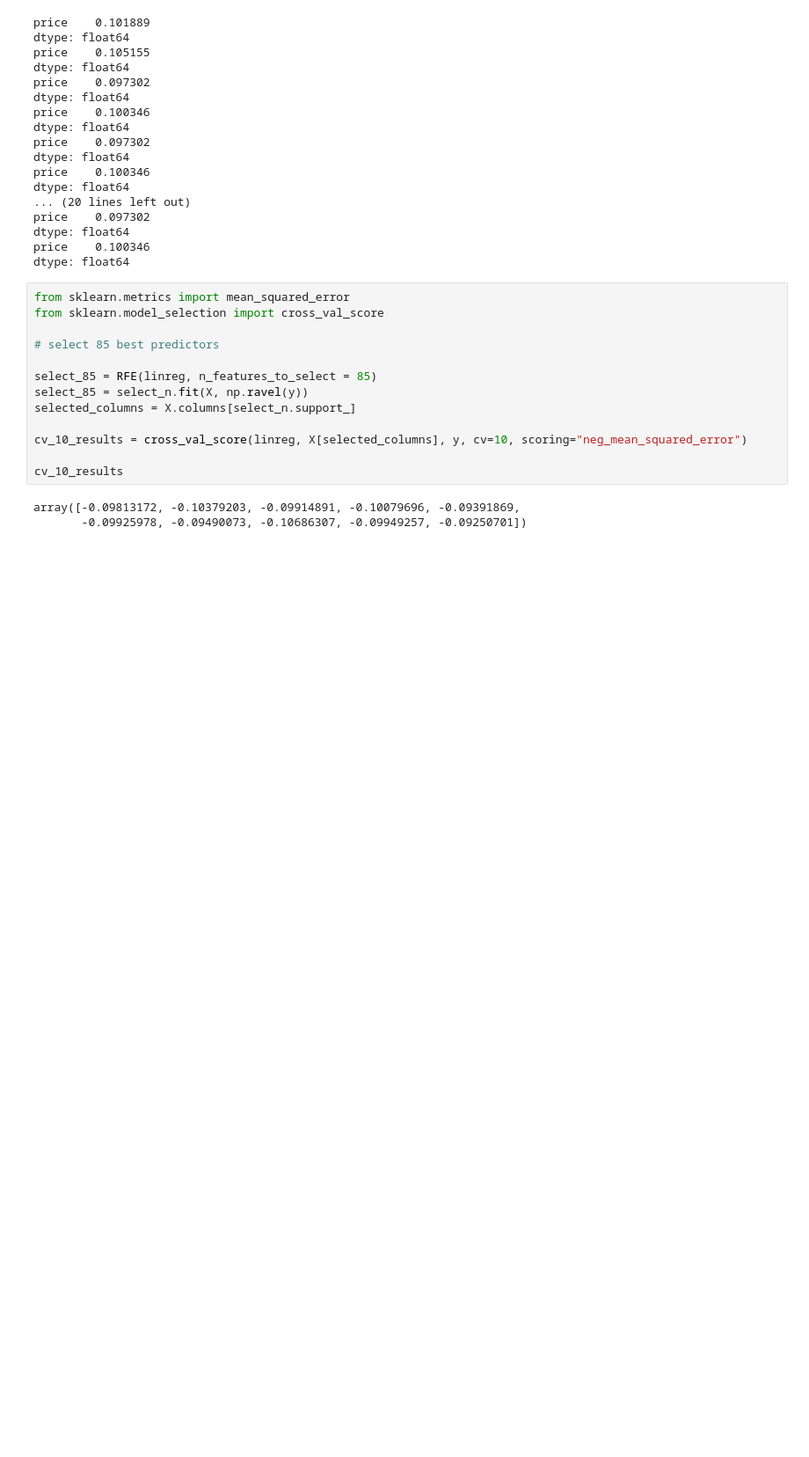
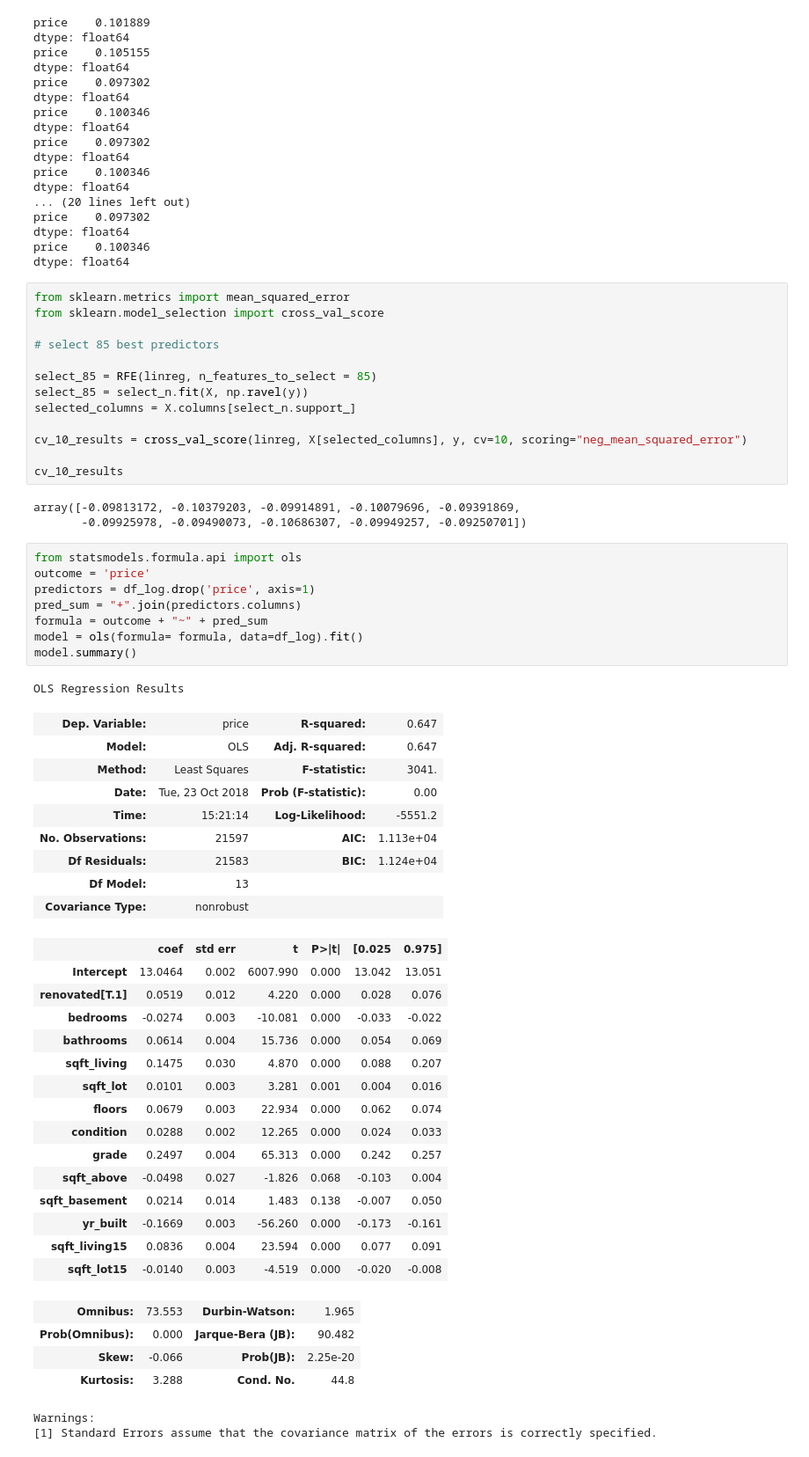
Before and after one commit to KanwalArora029/King-County-Sales-Analysis, a Jupyter notebook: student.ipynb, the cells around one changed output. Shown: that part at 88% size. Drawn from its saved outputs; the diff is of its cells as text; blank space fills up the shorter version.

Commit message:
work on creating model

```diff
--- a/student.ipynb
+++ b/student.ipynb
@@ -585,3 +585,43 @@ cv_10_results
 # %% [output]
 array([-0.09813172, -0.10379203, -0.09914891, -0.10079696, -0.09391869,
        -0.09925978, -0.09490073, -0.10686307, -0.09949257, -0.09250701])
+# %%
+from statsmodels.formula.api import ols
+outcome = 'price'
+predictors = df_log.drop('price', axis=1)
+pred_sum = "+".join(predictors.columns)
+formula = outcome + "~" + pred_sum
+model = ols(formula= formula, data=df_log).fit()
+model.summary()
+# %% [output]
+OLS Regression Results
+| Dep. Variable: | price | R-squared: | 0.647 |
+| Model: | OLS | Adj. R-squared: | 0.647 |
+| Method: | Least Squares | F-statistic: | 3041. |
+| Date: | Tue, 23 Oct 2018 | Prob (F-statistic): | 0.00 |
+| Time: | 15:21:14 | Log-Likelihood: | -5551.2 |
+| No. Observations: | 21597 | AIC: | 1.113e+04 |
+| Df Residuals: | 21583 | BIC: | 1.124e+04 |
+| Df Model: | 13 |  |  |
+| Covariance Type: | nonrobust |  |  |
+|  | coef | std err | t | P>|t| | [0.025 | 0.975] |
+| Intercept | 13.0464 | 0.002 | 6007.990 | 0.000 | 13.042 | 13.051 |
+| renovated[T.1] | 0.0519 | 0.012 | 4.220 | 0.000 | 0.028 | 0.076 |
+| bedrooms | -0.0274 | 0.003 | -10.081 | 0.000 | -0.033 | -0.022 |
+| bathrooms | 0.0614 | 0.004 | 15.736 | 0.000 | 0.054 | 0.069 |
+| sqft_living | 0.1475 | 0.030 | 4.870 | 0.000 | 0.088 | 0.207 |
+| sqft_lot | 0.0101 | 0.003 | 3.281 | 0.001 | 0.004 | 0.016 |
+| floors | 0.0679 | 0.003 | 22.934 | 0.000 | 0.062 | 0.074 |
+| condition | 0.0288 | 0.002 | 12.265 | 0.000 | 0.024 | 0.033 |
+| grade | 0.2497 | 0.004 | 65.313 | 0.000 | 0.242 | 0.257 |
+| sqft_above | -0.0498 | 0.027 | -1.826 | 0.068 | -0.103 | 0.004 |
+| sqft_basement | 0.0214 | 0.014 | 1.483 | 0.138 | -0.007 | 0.050 |
+| yr_built | -0.1669 | 0.003 | -56.260 | 0.000 | -0.173 | -0.161 |
+| sqft_living15 | 0.0836 | 0.004 | 23.594 | 0.000 | 0.077 | 0.091 |
+| sqft_lot15 | -0.0140 | 0.003 | -4.519 | 0.000 | -0.020 | -0.008 |
+| Omnibus: | 73.553 | Durbin-Watson: | 1.965 |
+| Prob(Omnibus): | 0.000 | Jarque-Bera (JB): | 90.482 |
+| Skew: | -0.066 | Prob(JB): | 2.25e-20 |
+| Kurtosis: | 3.288 | Cond. No. | 44.8 |
+Warnings:
+[1] Standard Errors assume that the covariance matrix of the errors is correctly specified.
```
Also changed, not shown: parts of 9 cells of this notebook.
